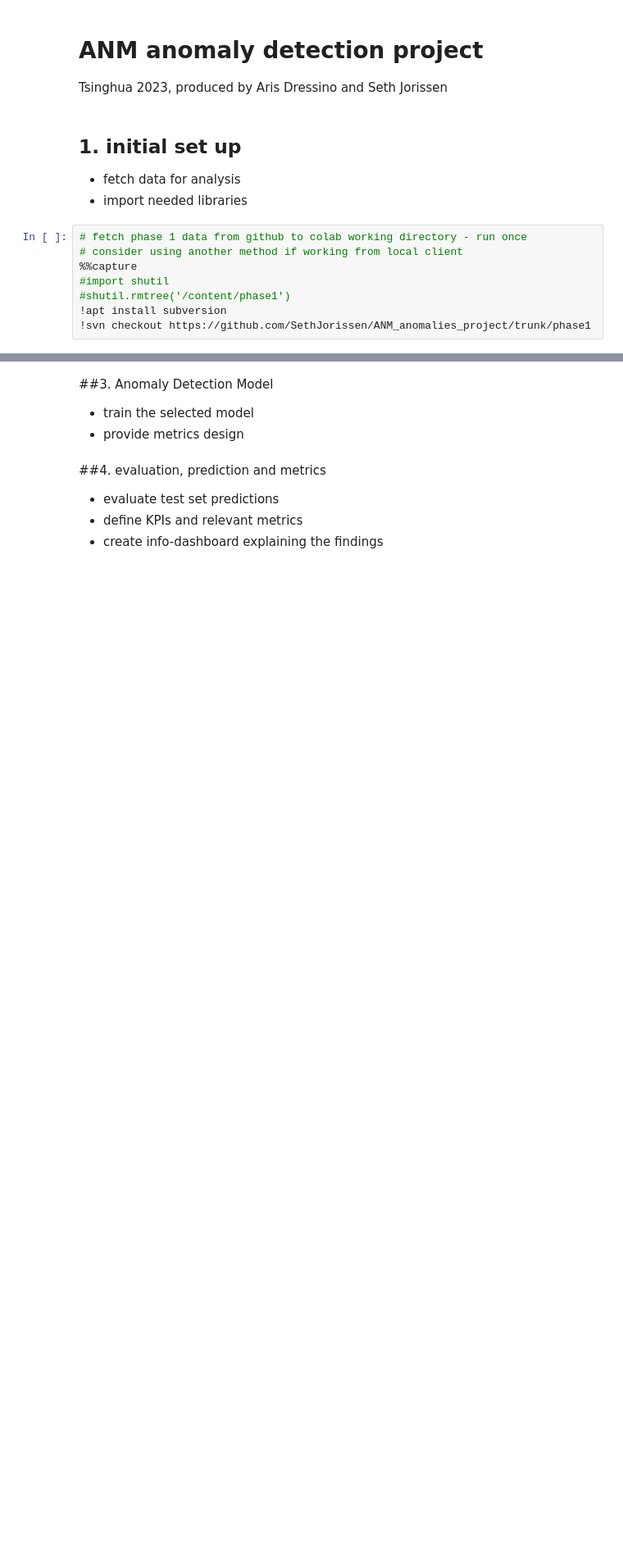
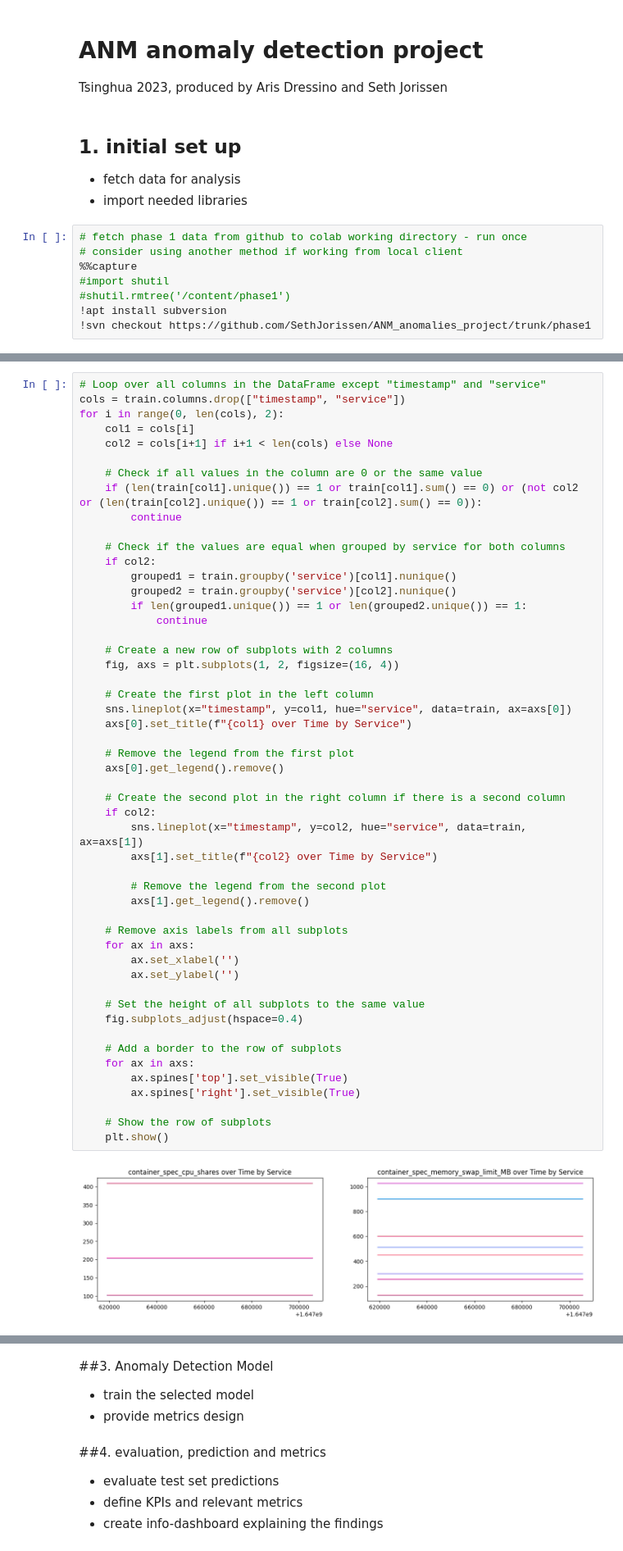
Before and after one commit to SethJorissen/ANM_anomalies_project, a Jupyter notebook: ANM_anomalies_project.ipynb, the cells around one changed output, grey strips where cells are left out. Shown at 82% size. Cells and saved outputs as stored; diff of their text form; blank space fills up the shorter version.

Commit message:
reading and graphs train set

```diff
--- a/ANM_anomalies_project.ipynb
+++ b/ANM_anomalies_project.ipynb
@@ -27,0 +77,53 @@ import pandas as pd
+# %%
+# Loop over all columns in the DataFrame except "timestamp" and "service"
+cols = train.columns.drop(["timestamp", "service"])
+for i in range(0, len(cols), 2):
+    col1 = cols[i]
+    col2 = cols[i+1] if i+1 < len(cols) else None
+
+    # Check if all values in the column are 0 or the same value
+    if (len(train[col1].unique()) == 1 or train[col1].sum() == 0) or (not col2 or (len(train[col2].unique()) == 1 or train[col2].sum() == 0)):
+        continue
+
+    # Check if the values are equal when grouped by service for both columns
+    if col2:
+        grouped1 = train.groupby('service')[col1].nunique()
+        grouped2 = train.groupby('service')[col2].nunique()
+        if len(grouped1.unique()) == 1 or len(grouped2.unique()) == 1:
+            continue
+
+    # Create a new row of subplots with 2 columns
+    fig, axs = plt.subplots(1, 2, figsize=(16, 4))
+
+    # Create the first plot in the left column
+    sns.lineplot(x="timestamp", y=col1, hue="service", data=train, ax=axs[0])
+    axs[0].set_title(f"{col1} over Time by Service")
+
+    # Remove the legend from the first plot
+    axs[0].get_legend().remove()
+
+    # Create the second plot in the right column if there is a second column
+    if col2:
+        sns.lineplot(x="timestamp", y=col2, hue="service", data=train, ax=axs[1])
+        axs[1].set_title(f"{col2} over Time by Service")
+
+        # Remove the legend from the second plot
+        axs[1].get_legend().remove()
+
+    # Remove axis labels from all subplots
+    for ax in axs:
+        ax.set_xlabel('')
+        ax.set_ylabel('')
+
+    # Set the height of all subplots to the same value
+    fig.subplots_adjust(hspace=0.4)
+
+    # Add a border to the row of subplots
+    for ax in axs:
+        ax.spines['top'].set_visible(True)
+        ax.spines['right'].set_visible(True)
+
+    # Show the row of subplots
+    plt.show()
+# %% [output]
+[figure, added]
```
Also changed, not shown: parts of 6 cells of this notebook.
